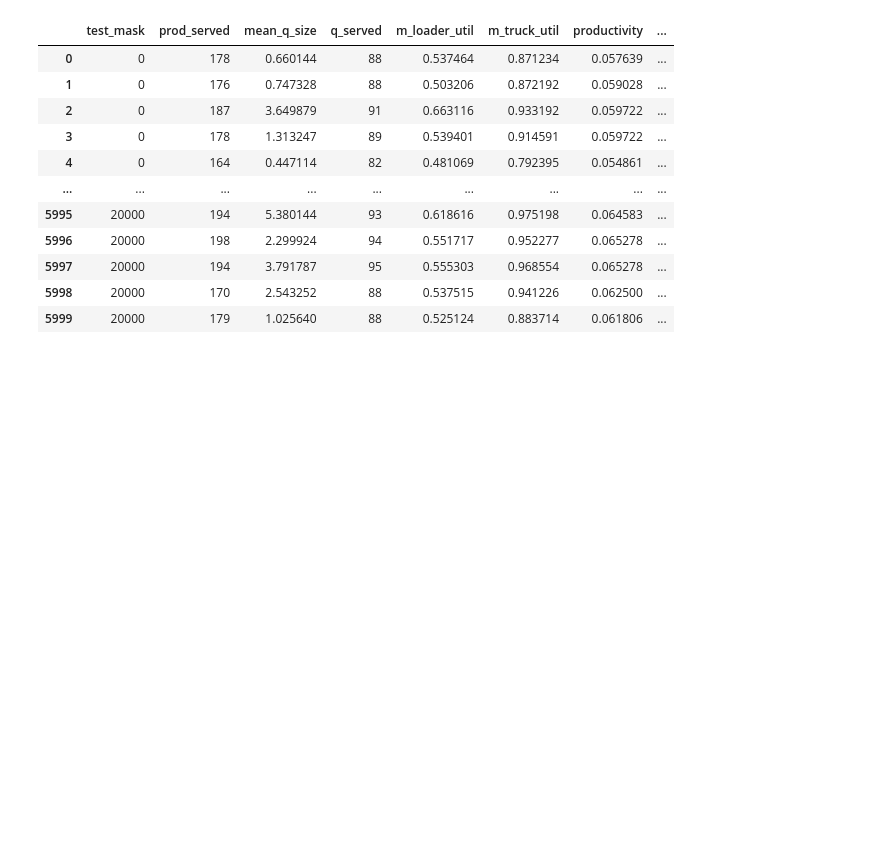
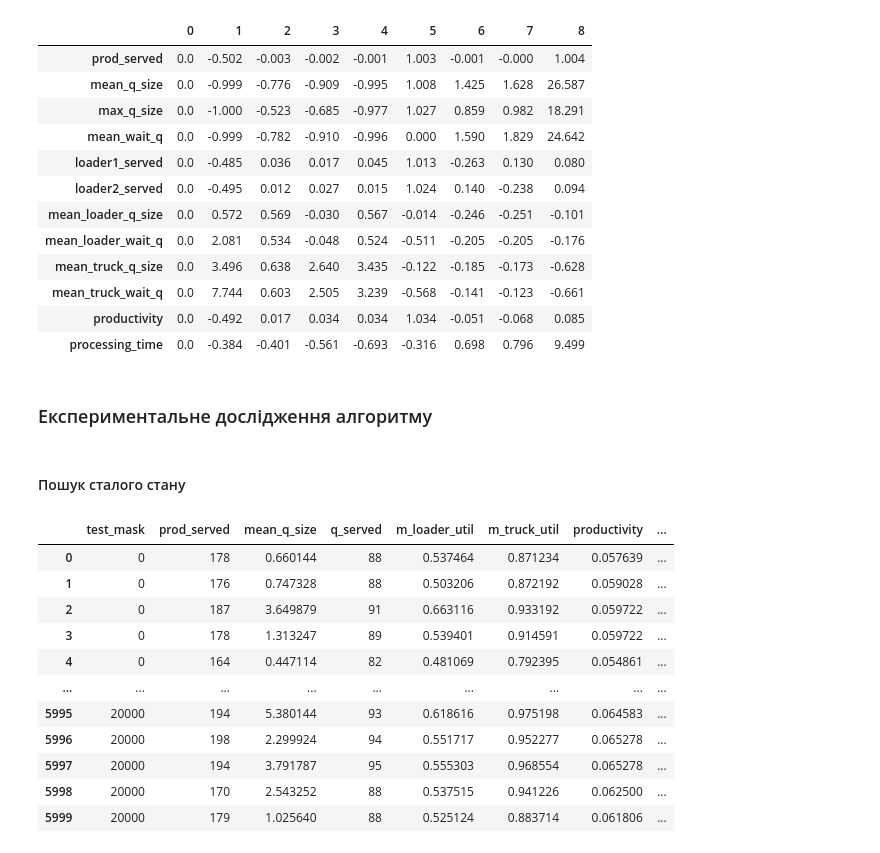
Before and after one commit to IP-14Nezdolii/SM_25, a Jupyter notebook: cursova/results.ipynb, the cells around one changed output. Drawn from its saved outputs; the diff is of its cells as text; code cells hidden in the pictures; blank space fills up the shorter version.

```diff
--- a/cursova/results.ipynb
+++ b/cursova/results.ipynb
@@ -40,0 +59,4 @@ get_verification()
+# %%
+first_row = df.iloc[0].copy()
+df_relative = ((df - first_row) / first_row).round(3)
+df_relative
@@ -41,3 +90,23 @@ get_verification()
+# %%
+df_relative.T
+# %% [output]
+|  | 0 | 1 | 2 | 3 | 4 | 5 | 6 | 7 | 8 |
+| prod_served | 0.0 | -0.502 | -0.003 | -0.002 | -0.001 | 1.003 | -0.001 | -0.000 | 1.004 |
+| mean_q_size | 0.0 | -0.999 | -0.776 | -0.909 | -0.995 | 1.008 | 1.425 | 1.628 | 26.587 |
+| max_q_size | 0.0 | -1.000 | -0.523 | -0.685 | -0.977 | 1.027 | 0.859 | 0.982 | 18.291 |
+| mean_wait_q | 0.0 | -0.999 | -0.782 | -0.910 | -0.996 | 0.000 | 1.590 | 1.829 | 24.642 |
+| loader1_served | 0.0 | -0.485 | 0.036 | 0.017 | 0.045 | 1.013 | -0.263 | 0.130 | 0.080 |
+| loader2_served | 0.0 | -0.495 | 0.012 | 0.027 | 0.015 | 1.024 | 0.140 | -0.238 | 0.094 |
+| mean_loader_q_size | 0.0 | 0.572 | 0.569 | -0.030 | 0.567 | -0.014 | -0.246 | -0.251 | -0.101 |
+| mean_loader_wait_q | 0.0 | 2.081 | 0.534 | -0.048 | 0.524 | -0.511 | -0.205 | -0.205 | -0.176 |
+| mean_truck_q_size | 0.0 | 3.496 | 0.638 | 2.640 | 3.435 | -0.122 | -0.185 | -0.173 | -0.628 |
+| mean_truck_wait_q | 0.0 | 7.744 | 0.603 | 2.505 | 3.239 | -0.568 | -0.141 | -0.123 | -0.661 |
+| productivity | 0.0 | -0.492 | 0.017 | 0.034 | 0.034 | 1.034 | -0.051 | -0.068 | 0.085 |
+| processing_time | 0.0 | -0.384 | -0.401 | -0.561 | -0.693 | -0.316 | 0.698 | 0.796 | 9.499 |
+# %% [markdown]
+### Експериментальне дослідження алгоритму
+# %% [markdown]
+#### Пошук сталого стану
 # %%
 def get_trans_period():
     filename = 'trans'
```
Also changed, not shown: parts of 9 cells of this notebook, 10 other files.
